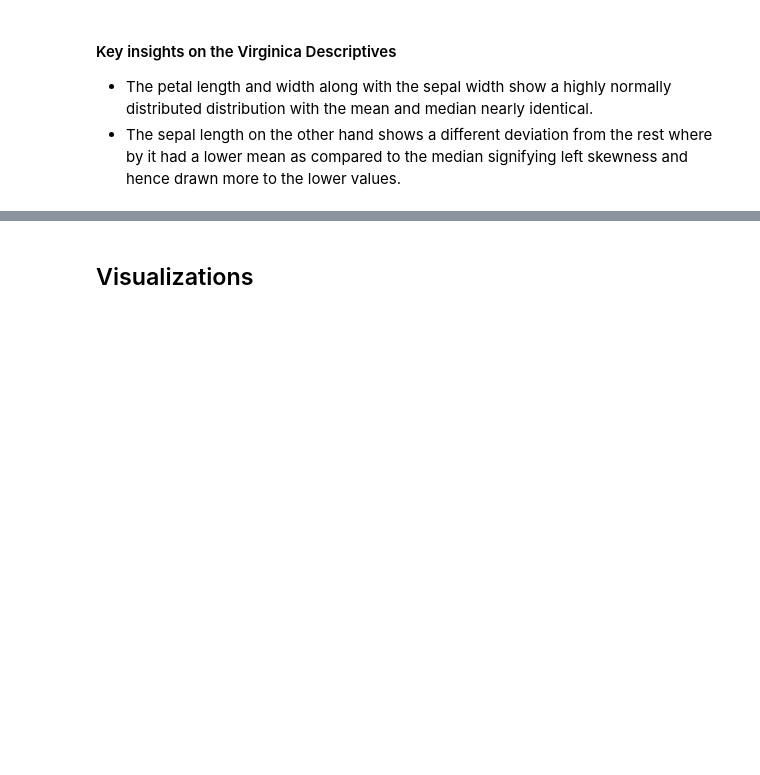
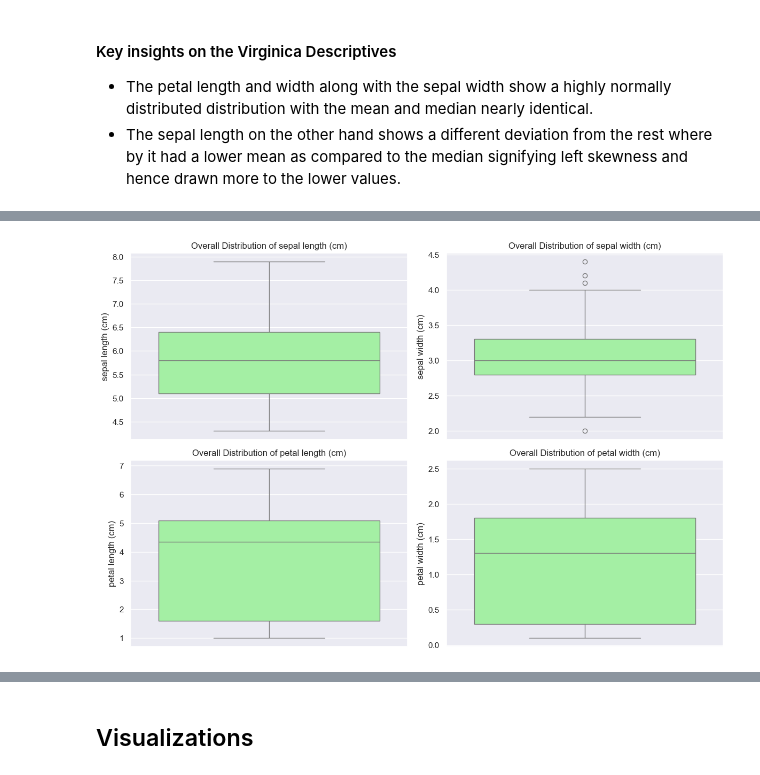
Before and after one commit to kjkyagambiddwa/OIBSIP, a Jupyter notebook: DataScience-Task1-IrisClassification/Iris_Classification.ipynb, the cells around one changed output, grey strips where cells are left out. Saved outputs shown, nothing was run; the diff lists cells and outputs as text; code cells hidden in the pictures; blank space fills up the shorter version.

```diff
--- a/DataScience-Task1-IrisClassification/Iris_Classification.ipynb
+++ b/DataScience-Task1-IrisClassification/Iris_Classification.ipynb
@@ -201,0 +218,13 @@ Name: petal width (cm), dtype: float64
+# %%
+plt.figure(figsize=(12, 8))
+
+for idx, feature in enumerate(feature_names, 1):
+    plt.subplot(2, 2, idx)
+    sns.boxplot(y=df[feature], color='palegreen')
+    plt.title(f'Overall Distribution of {feature}')
+    plt.ylabel(feature)
+
+plt.tight_layout()
+plt.show()
+# %% [output]
+[figure, added]
```
Also changed, not shown: parts of 17 cells of this notebook.
